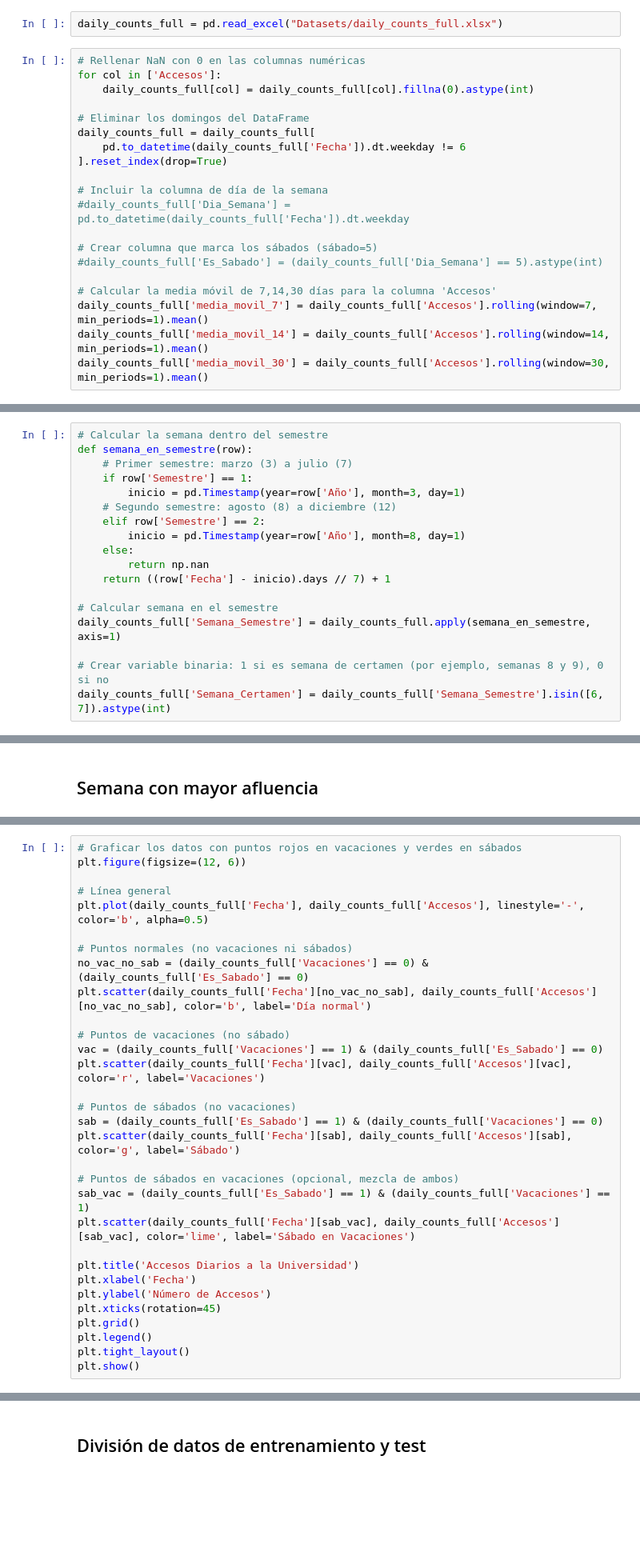
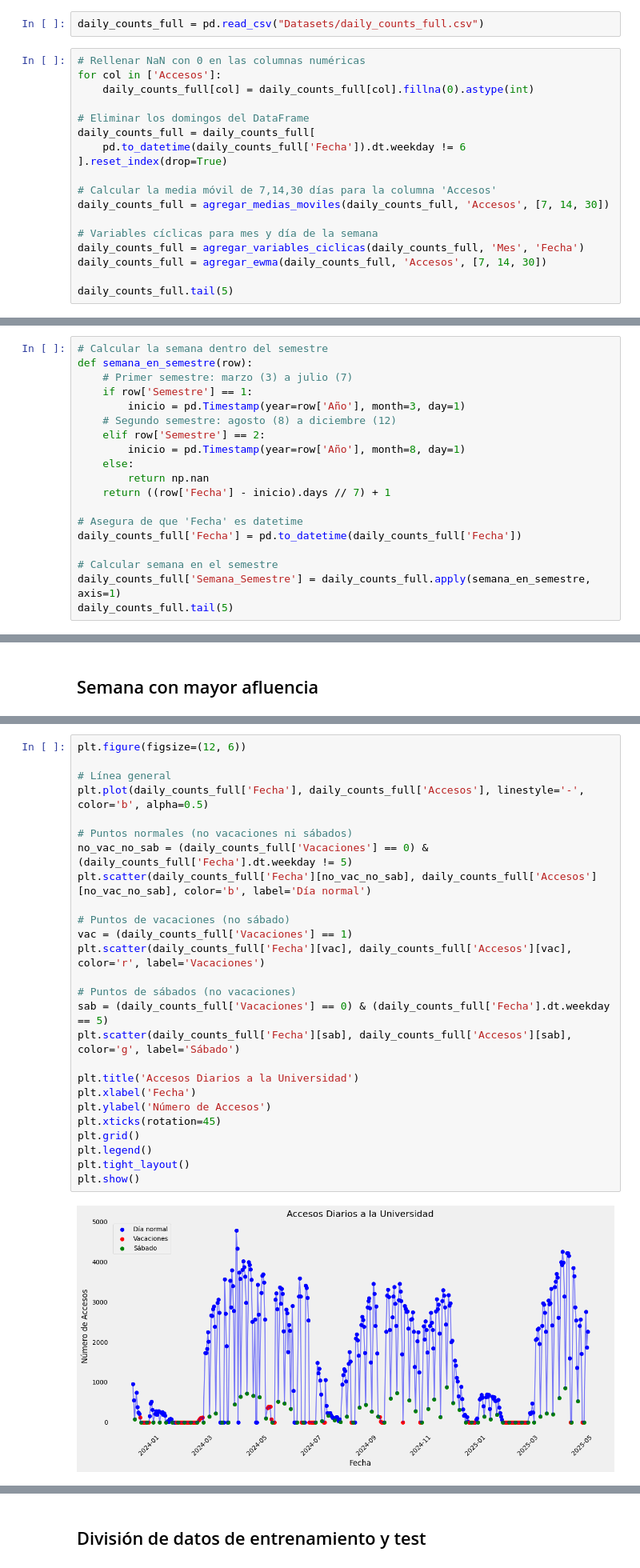
Before and after one commit to BrendanRubilar/IA_Library_Proyect, a Jupyter notebook: LibraryUseXGB.ipynb, the cells around one changed output, grey strips where cells are left out. Shown: that part at 80% size. Cells and saved outputs as stored; diff of their text form; blank space fills up the shorter version.

```diff
--- a/LibraryUseXGB.ipynb
+++ b/LibraryUseXGB.ipynb
@@ -51,7 +97,7 @@ def smape(y_true, y_pred):
 # %% [markdown]
 ## Lectura del dataset
 # %%
-daily_counts_full = pd.read_excel("Datasets/daily_counts_full.xlsx")
+daily_counts_full = pd.read_csv("Datasets/daily_counts_full.csv")
 # %%
 # Rellenar NaN con 0 en las columnas numéricas
 for col in ['Accesos']:
@@ -62,13 +108,11 @@ daily_counts_full = daily_counts_full[
     pd.to_datetime(daily_counts_full['Fecha']).dt.weekday != 6
 ].reset_index(drop=True)
 
-# Incluir la columna de día de la semana
-#daily_counts_full['Dia_Semana'] = pd.to_datetime(daily_counts_full['Fecha']).dt.weekday
+# Calcular la media móvil de 7,14,30 días para la columna 'Accesos'
+daily_counts_full = agregar_medias_moviles(daily_counts_full, 'Accesos', [7, 14, 30])
 
-# Crear columna que marca los sábados (sábado=5)
-#daily_counts_full['Es_Sabado'] = (daily_counts_full['Dia_Semana'] == 5).astype(int)
+# Variables cíclicas para mes y día de la semana
+daily_counts_full = agregar_variables_ciclicas(daily_counts_full, 'Mes', 'Fecha')
+daily_counts_full = agregar_ewma(daily_counts_full, 'Accesos', [7, 14, 30])
 
-# Calcular la media móvil de 7,14,30 días para la columna 'Accesos'
-daily_counts_full['media_movil_7'] = daily_counts_full['Accesos'].rolling(window=7, min_periods=1).mean()
-daily_counts_full['media_movil_14'] = daily_counts_full['Accesos'].rolling(window=14, min_periods=1).mean()
-daily_counts_full['media_movil_30'] = daily_counts_full['Accesos'].rolling(window=30, min_periods=1).mean()
+daily_counts_full.tail(5)
@@ -100,8 +160,9 @@ def semana_en_semestre(row):
         return np.nan
     return ((row['Fecha'] - inicio).days // 7) + 1
 
+# Asegura de que 'Fecha' es datetime
+daily_counts_full['Fecha'] = pd.to_datetime(daily_counts_full['Fecha'])
+
 # Calcular semana en el semestre
 daily_counts_full['Semana_Semestre'] = daily_counts_full.apply(semana_en_semestre, axis=1)
-
-# Crear variable binaria: 1 si es semana de certamen (por ejemplo, semanas 8 y 9), 0 si no
-daily_counts_full['Semana_Certamen'] = daily_counts_full['Semana_Semestre'].isin([6, 7]).astype(int)
+daily_counts_full.tail(5)
@@ -162,31 +206,28 @@ daily_counts_full.tail(10)
 # %%
-# Graficar los datos con puntos rojos en vacaciones y verdes en sábados
 plt.figure(figsize=(12, 6))
 
 # Línea general
 plt.plot(daily_counts_full['Fecha'], daily_counts_full['Accesos'], linestyle='-', color='b', alpha=0.5)
 
 # Puntos normales (no vacaciones ni sábados)
-no_vac_no_sab = (daily_counts_full['Vacaciones'] == 0) & (daily_counts_full['Es_Sabado'] == 0)
+no_vac_no_sab = (daily_counts_full['Vacaciones'] == 0) & (daily_counts_full['Fecha'].dt.weekday != 5)
 plt.scatter(daily_counts_full['Fecha'][no_vac_no_sab], daily_counts_full['Accesos'][no_vac_no_sab], color='b', label='Día normal')
 
 # Puntos de vacaciones (no sábado)
-vac = (daily_counts_full['Vacaciones'] == 1) & (daily_counts_full['Es_Sabado'] == 0)
+vac = (daily_counts_full['Vacaciones'] == 1)
 plt.scatter(daily_counts_full['Fecha'][vac], daily_counts_full['Accesos'][vac], color='r', label='Vacaciones')
 
 # Puntos de sábados (no vacaciones)
-sab = (daily_counts_full['Es_Sabado'] == 1) & (daily_counts_full['Vacaciones'] == 0)
+sab = (daily_counts_full['Vacaciones'] == 0) & (daily_counts_full['Fecha'].dt.weekday == 5)
 plt.scatter(daily_counts_full['Fecha'][sab], daily_counts_full['Accesos'][sab], color='g', label='Sábado')
-
-# Puntos de sábados en vacaciones (opcional, mezcla de ambos)
-sab_vac = (daily_counts_full['Es_Sabado'] == 1) & (daily_counts_full['Vacaciones'] == 1)
-plt.scatter(daily_counts_full['Fecha'][sab_vac], daily_counts_full['Accesos'][sab_vac], color='lime', label='Sábado en Vacaciones')
 
 plt.title('Accesos Diarios a la Universidad')
 plt.xlabel('Fecha')
 plt.ylabel('Número de Accesos')
 plt.xticks(rotation=45)
 plt.grid()
 plt.legend()
 plt.tight_layout()
 plt.show()
+# %% [output]
+[figure, added]
```
Also changed, not shown: parts of 24 cells of this notebook, 3 other files.
